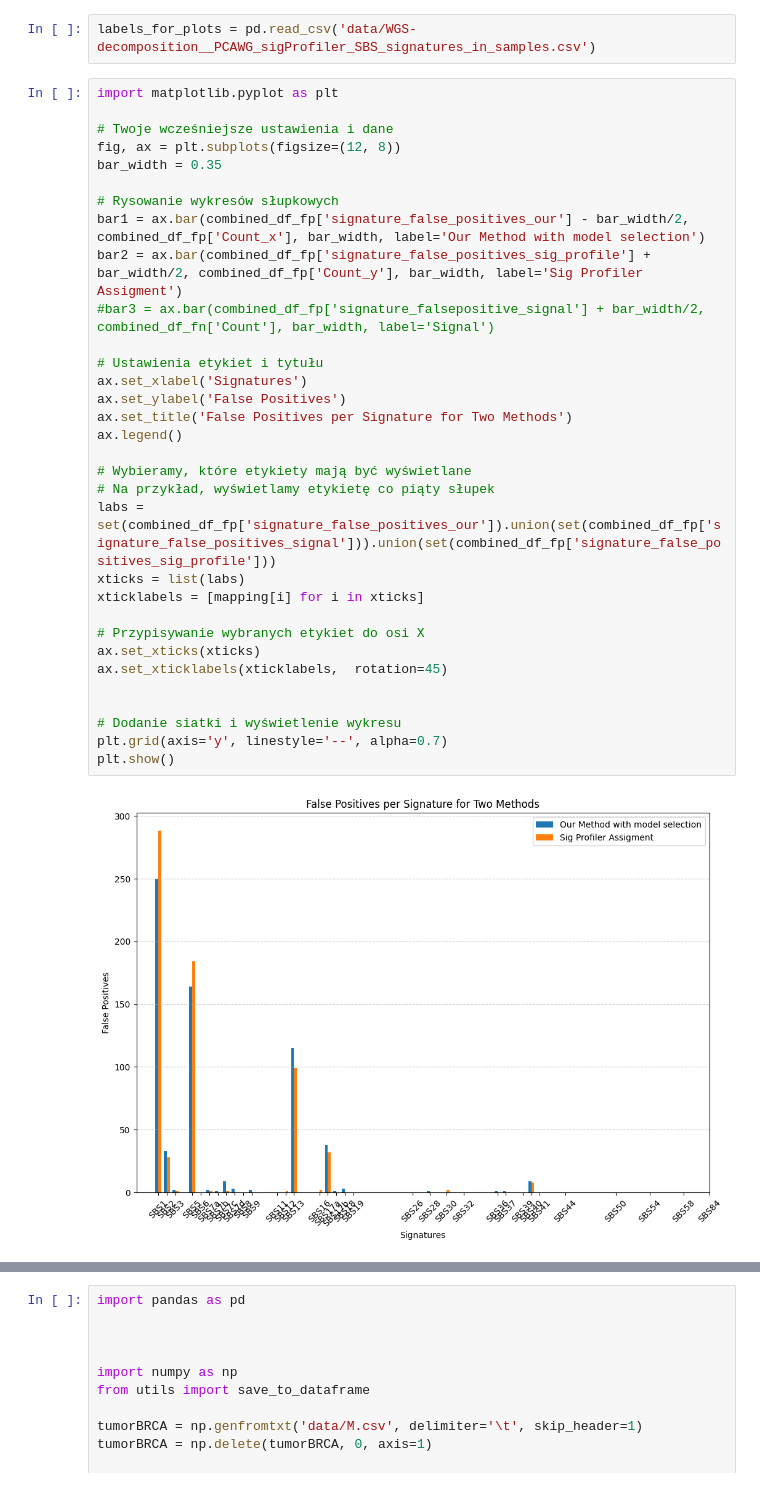
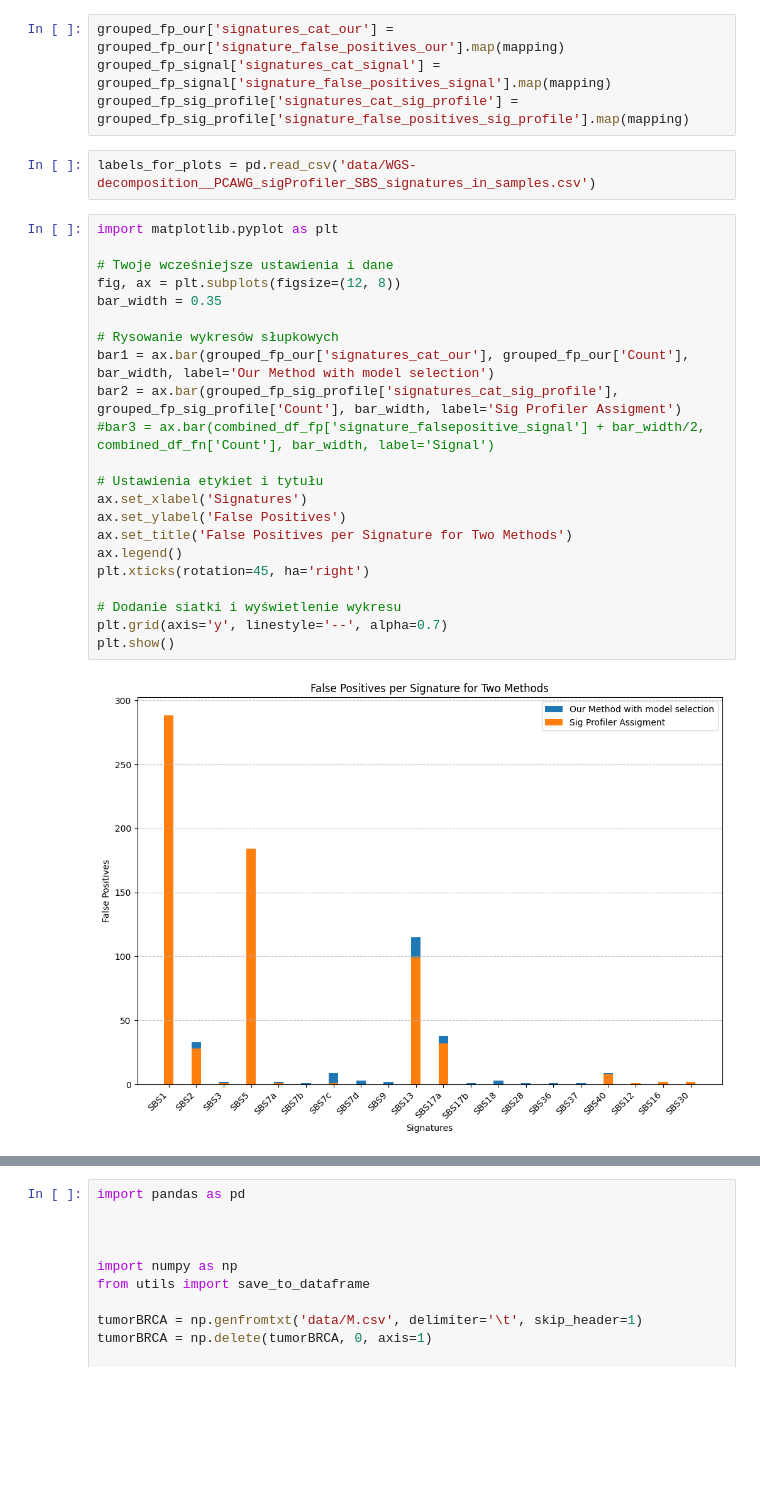
Before and after one commit to marcin119a/data_comparation, a Jupyter notebook: interpretation.ipynb, the cells around one changed output, grey strips where cells are left out. Drawn from its saved outputs; the diff is of its cells as text; blank space fills up the shorter version.

```diff
--- a/interpretation.ipynb
+++ b/interpretation.ipynb
@@ -288,36 +280,30 @@ combined_df_fp
+# %%
+grouped_fp_our['signatures_cat_our'] = grouped_fp_our['signature_false_positives_our'].map(mapping)
+grouped_fp_signal['signatures_cat_signal'] = grouped_fp_signal['signature_false_positives_signal'].map(mapping)
+grouped_fp_sig_profile['signatures_cat_sig_profile'] = grouped_fp_sig_profile['signature_false_positives_sig_profile'].map(mapping)
 # %%
 labels_for_plots = pd.read_csv('data/WGS-decomposition__PCAWG_sigProfiler_SBS_signatures_in_samples.csv')
 # %%
 import matplotlib.pyplot as plt
 
 # Twoje wcześniejsze ustawienia i dane
 fig, ax = plt.subplots(figsize=(12, 8))
 bar_width = 0.35
 
 # Rysowanie wykresów słupkowych
-bar1 = ax.bar(combined_df_fp['signature_false_positives_our'] - bar_width/2, combined_df_fp['Count_x'], bar_width, label='Our Method with model selection')
-bar2 = ax.bar(combined_df_fp['signature_false_positives_sig_profile'] + bar_width/2, combined_df_fp['Count_y'], bar_width, label='Sig Profiler Assigment')
+bar1 = ax.bar(grouped_fp_our['signatures_cat_our'], grouped_fp_our['Count'], bar_width, label='Our Method with model selection')
+bar2 = ax.bar(grouped_fp_sig_profile['signatures_cat_sig_profile'], grouped_fp_sig_profile['Count'], bar_width, label='Sig Profiler Assigment')
 #bar3 = ax.bar(combined_df_fp['signature_falsepositive_signal'] + bar_width/2, combined_df_fn['Count'], bar_width, label='Signal')
 
 # Ustawienia etykiet i tytułu
 ax.set_xlabel('Signatures')
 ax.set_ylabel('False Positives')
 ax.set_title('False Positives per Signature for Two Methods')
 ax.legend()
-
-# Wybieramy, które etykiety mają być wyświetlane
-# Na przykład, wyświetlamy etykietę co piąty słupek
-labs = set(combined_df_fp['signature_false_positives_our']).union(set(combined_df_fp['signature_false_positives_signal'])).union(set(combined_df_fp['signature_false_positives_sig_profile']))
-xticks = list(labs)
-xticklabels = [mapping[i] for i in xticks]
-
-# Przypisywanie wybranych etykiet do osi X
-ax.set_xticks(xticks)
-ax.set_xticklabels(xticklabels,  rotation=45)
-
+plt.xticks(rotation=45, ha='right')
 
 # Dodanie siatki i wyświetlenie wykresu
 plt.grid(axis='y', linestyle='--', alpha=0.7)
 plt.show()
 # %% [output]
-[figure, old version]
+[figure, new version]
```
Also changed, not shown: parts of 16 cells of this notebook, 25 other files.
